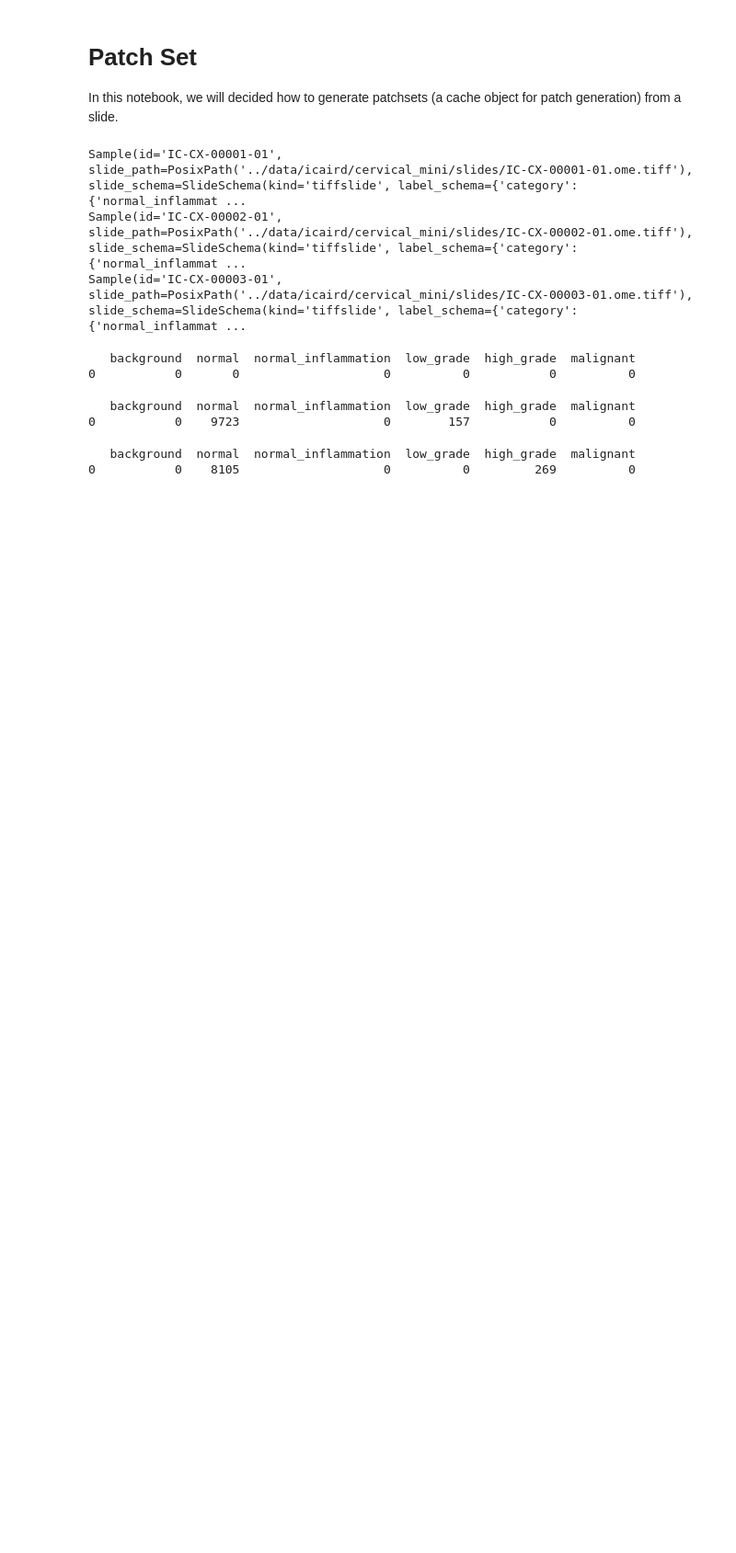
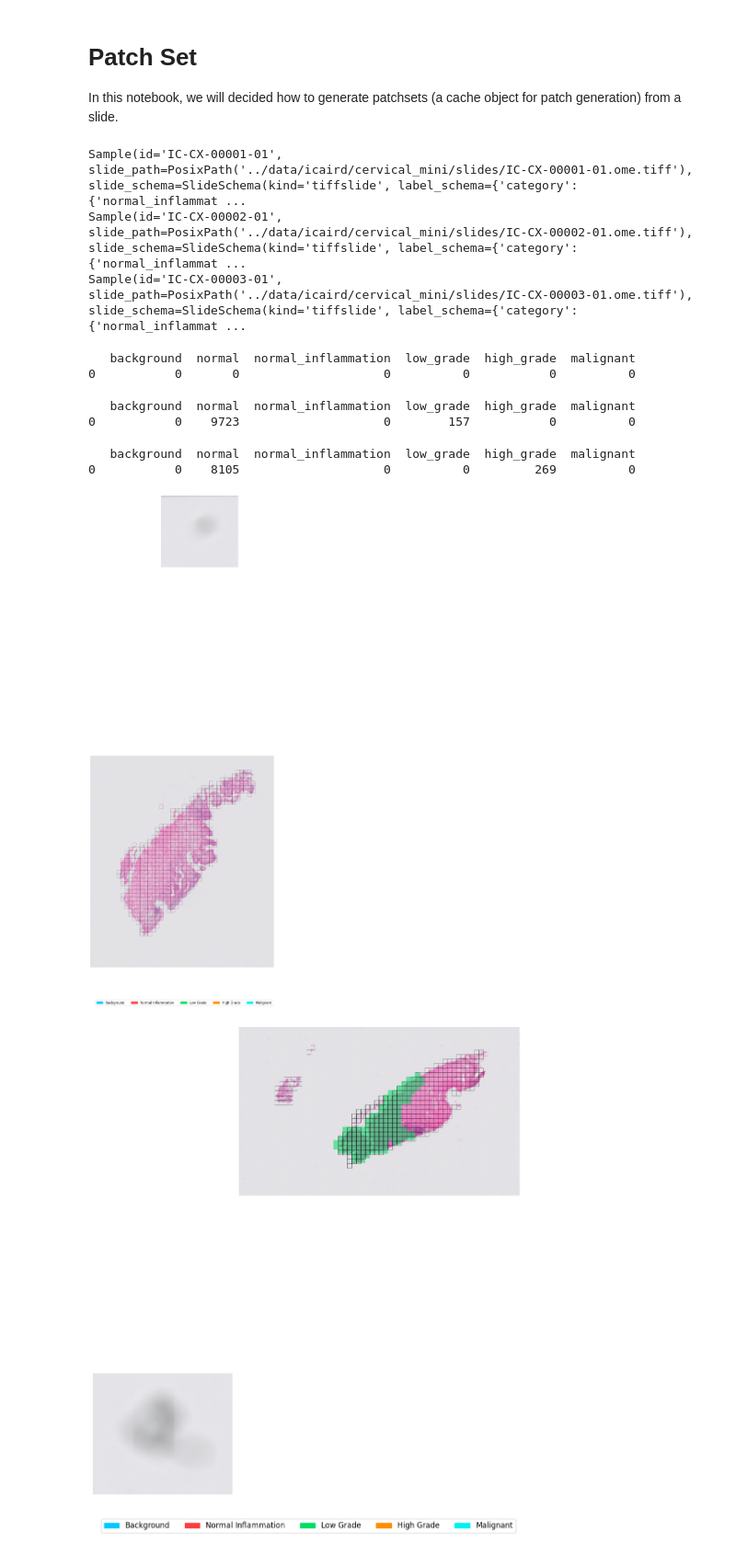
Before and after one commit to davemor/histokit, a Jupyter notebook: notebooks/2026-04-12-DM-patchset.ipynb, the cells around one changed output. Shown at 92% size. Saved outputs shown, nothing was run; the diff lists cells and outputs as text; code cells hidden in the pictures; blank space fills up the shorter version.

Commit message:
notebook: improve patchset vis

```diff
--- a/notebooks/2026-04-12-DM-patchset.ipynb
+++ b/notebooks/2026-04-12-DM-patchset.ipynb
@@ -75,6 +75,7 @@ def make_patchset(sample: Sample, patch_size: int, patch_level: int, tissue_dete
     with sample.make_slide() as slide:
         patch_df = make_patchset_df(slide, patch_size, patch_level, tissue_detector, annotation_set)
     patch_df['context_id'] = 0  # for now we only have one context per patch, but this allows for multiple contexts in the future if needed
+    patch_df['keep'] = patch_df['tissue_score'] > 0.02  # add a keep column based on the tissue score, can change later
     context = PatchContext(sample=sample, level=patch_level, patch_size=patch_size)
     manifest = PatchSetManifest(created_at=str(datetime.datetime.now().isoformat()))
     return PatchSet(frame=patch_df, contexts=[context], manifest=manifest)
@@ -90,3 +91,13 @@ for sample in cerv_mini_dataset.samples():
 0           0    9723                    0        157           0          0
    background  normal  normal_inflammation  low_grade  high_grade  malignant
 0           0    8105                    0          0         269          0
+# %%
+from histokit.viz.patchloc import visualise_patchset
+
+tissue_detector = per_patch_canny_ranker(224, 1)
+for sample in cerv_mini_dataset.samples():
+    patchset = make_patchset(sample, patch_size=224, patch_level=1, tissue_detector=tissue_detector)
+    visualise_patchset(patchset, width=1024)
+# %% [output]
+[figure, added]
+[figure, added]
```
Also changed, not shown: parts of 1 cell of this notebook, 1 other file.
